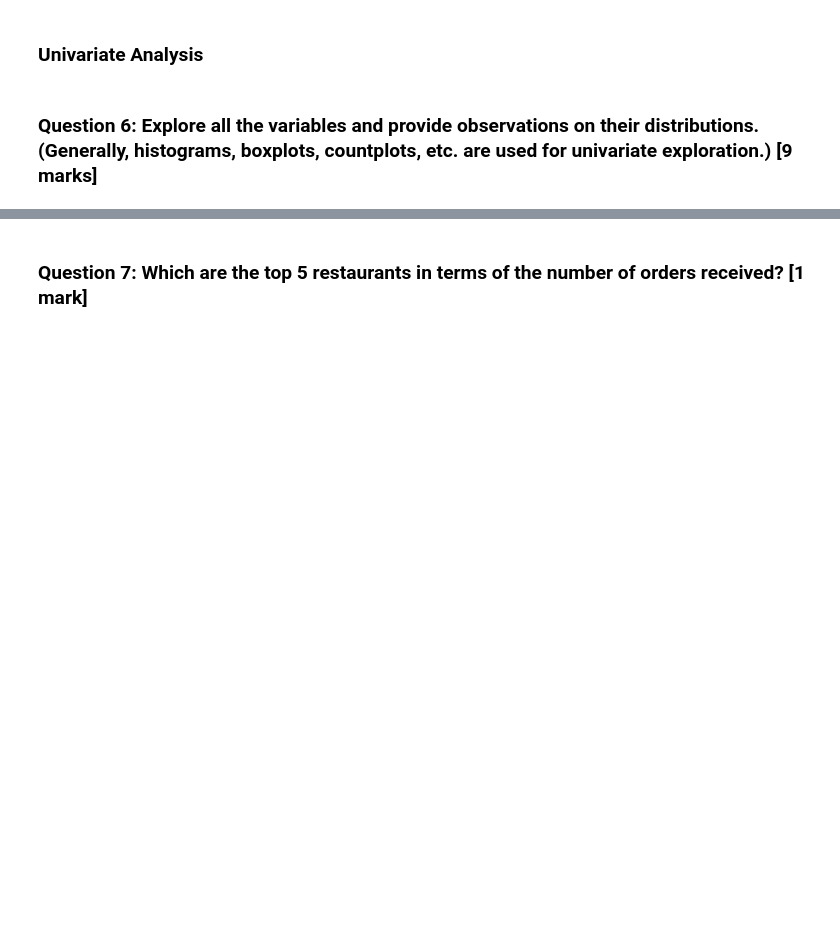
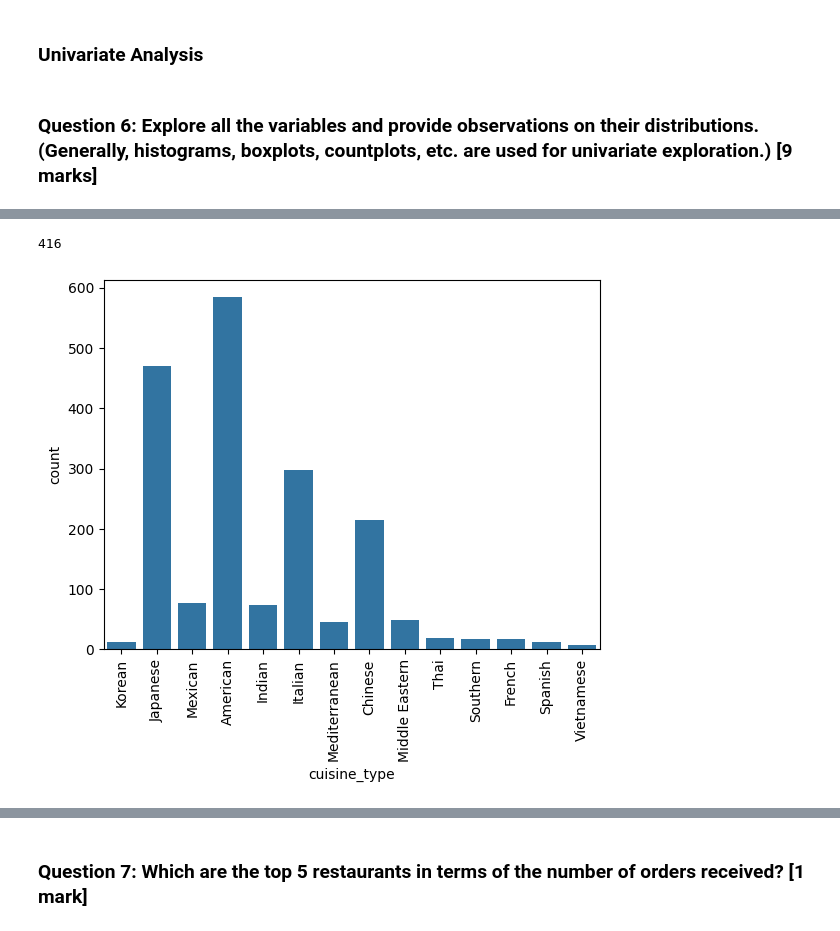
Before and after one commit to ankur0405/LearningPython, a Jupyter notebook: Learner_Notebook_Full_Code.ipynb, the cells around one changed output, grey strips where cells are left out. Saved outputs shown, nothing was run; the diff lists cells and outputs as text; code cells hidden in the pictures; blank space fills up the shorter version.

```diff
--- a/Learner_Notebook_Full_Code.ipynb
+++ b/Learner_Notebook_Full_Code.ipynb
@@ -159,0 +197,21 @@ df[df['rating']=='Not given'].shape[0]
+# %%
+# Since number of customers are 1200, not all ordered repeat order - finding out how many did
+value_counts = df['customer_id'].value_counts()
+
+# Filter for values with frequency greater than 1
+filtered_values = value_counts[value_counts > 1]
+
+# Count the number of values with frequency greater than 1
+count_of_values = len(filtered_values)
+
+print(count_of_values)
+# %% [output]
+416
+# %%
+#plotting a countplot for cusine_type as its a categorial columnn with 14 unique values
+plt.figure()
+sns.countplot(data=df,x='cuisine_type')
+plt.xticks(rotation=90)
+plt.show()
+# %% [output]
+[figure, added]
```
Also changed, not shown: parts of 8 cells of this notebook.
